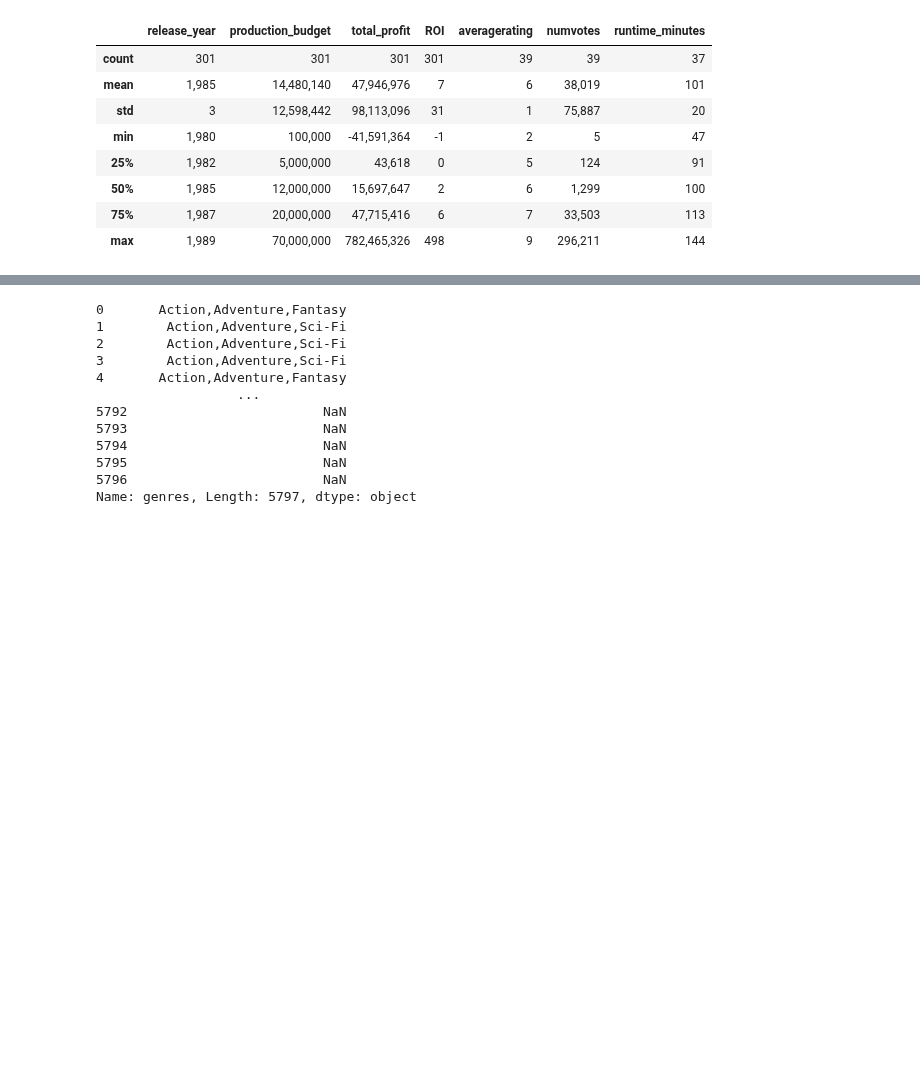
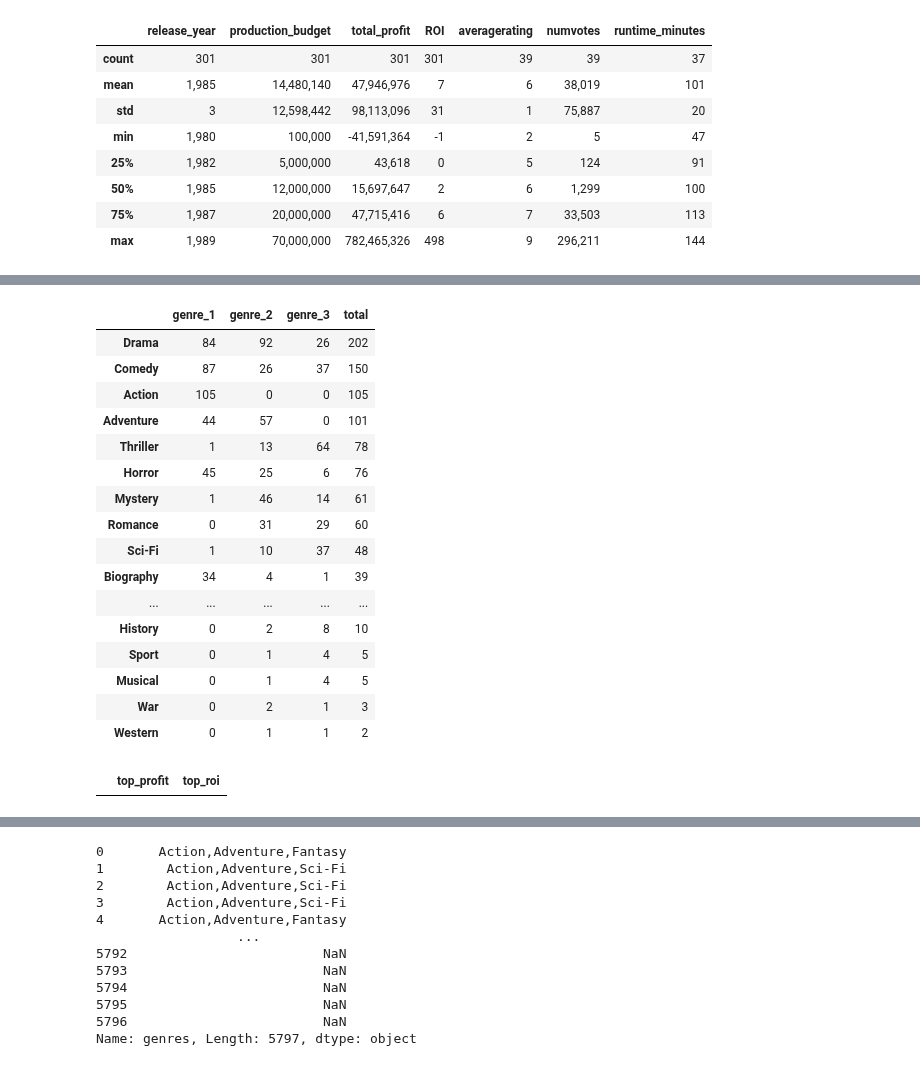
Before and after one commit to jxn628/dsc-phase-1-project, a Jupyter notebook: student.ipynb, the cells around one changed output, grey strips where cells are left out. Drawn from its saved outputs; the diff is of its cells as text; code cells hidden in the pictures; blank space fills up the shorter version.

```diff
--- a/student.ipynb
+++ b/student.ipynb
@@ -1481,0 +1638,5 @@ AttributeError: 'list' object has no attribute 'plot'
+# %%
+top_roi_2 = recent_movies_2010.sort_values('ROI', ascending=False)
+# %%
+top_roi = top_roi_2[0:500]
+top_100_roi = top_roi_2[0:100]
@@ -1481,0 +1663,3 @@ AttributeError: 'list' object has no attribute 'plot'
+# %%
+roi_genre_df = top_roi[['genre_1', 'genre_2' , 'genre_3']]
+roi_genre_df
@@ -1481,0 +1684,32 @@ AttributeError: 'list' object has no attribute 'plot'
+# %%
+genre_counts_roi= roi_genre_df.apply(pd.Series.value_counts)
+genre_counts_roi = genre_counts_roi.fillna(0)
+genre_counts_roi['total'] = genre_counts_roi.sum(axis=1)
+
+top_genres_roi = genre_counts_roi.sort_values('total', ascending=False)
+top_genres_roi
+# %% [output]
+|  | genre_1 | genre_2 | genre_3 | total |
+| Drama | 84 | 92 | 26 | 202 |
+| Comedy | 87 | 26 | 37 | 150 |
+| Action | 105 | 0 | 0 | 105 |
+| Adventure | 44 | 57 | 0 | 101 |
+| Thriller | 1 | 13 | 64 | 78 |
+| Horror | 45 | 25 | 6 | 76 |
+| Mystery | 1 | 46 | 14 | 61 |
+| Romance | 0 | 31 | 29 | 60 |
+| Sci-Fi | 1 | 10 | 37 | 48 |
+| Biography | 34 | 4 | 1 | 39 |
+| ... | ... | ... | ... | ... |
+| History | 0 | 2 | 8 | 10 |
+| Sport | 0 | 1 | 4 | 5 |
+| Musical | 0 | 1 | 4 | 5 |
+| War | 0 | 2 | 1 | 3 |
+| Western | 0 | 1 | 1 | 2 |
+# %%
+column_names = ["top_profit", "top_roi"]
+
+top_genres_total = pd.DataFrame(columns = column_names)
+top_genres_total
+# %% [output]
+|  | top_profit | top_roi |
```
Also changed, not shown: parts of 40 cells of this notebook.
